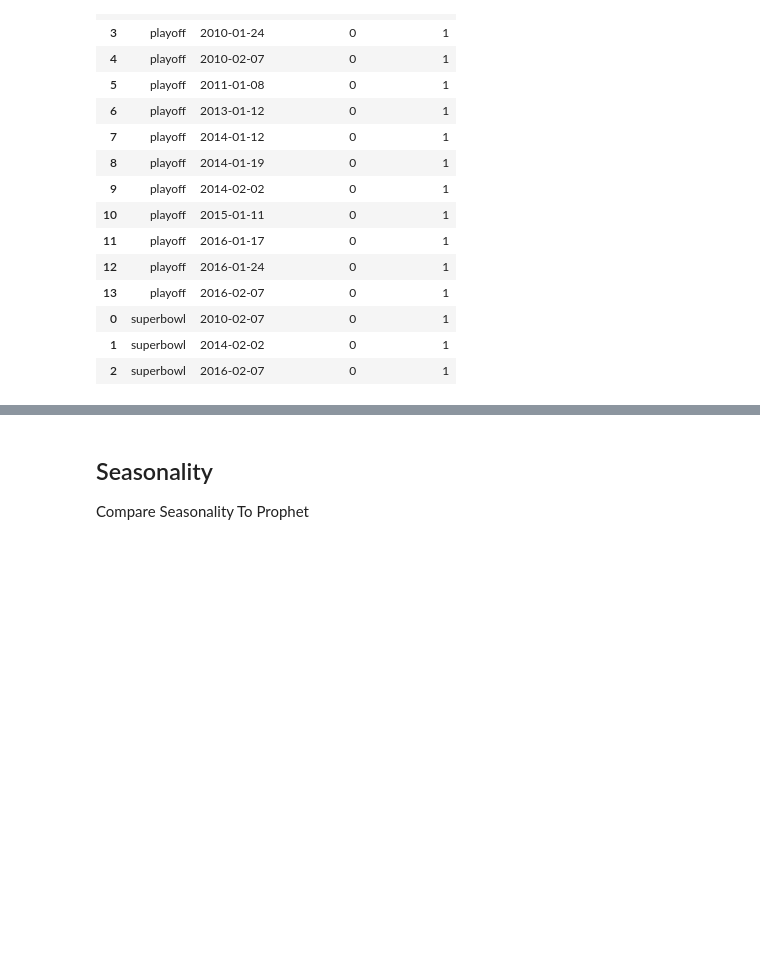
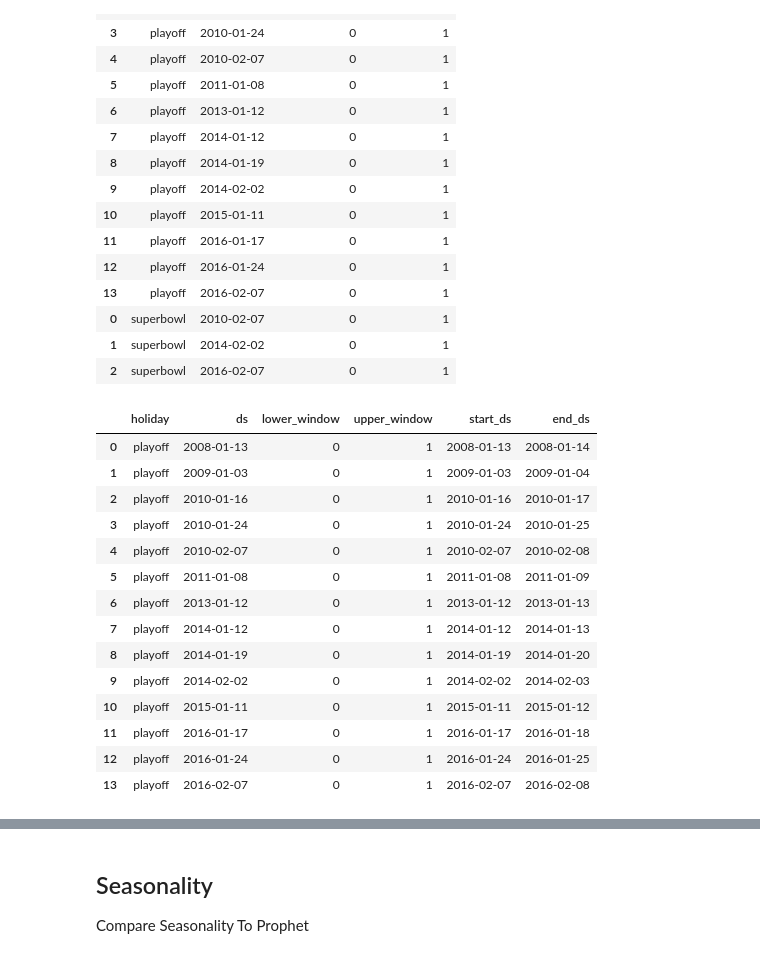
Before and after one commit to JakeRobertBaker/pymc_prophet, a Jupyter notebook: scratch_pymc_prophet_example.ipynb, the cells around one changed output, grey strips where cells are left out. Saved outputs shown, nothing was run; the diff lists cells and outputs as text; code cells hidden in the pictures; blank space fills up the shorter version.

Commit message:
adding holidays

```diff
--- a/scratch_pymc_prophet_example.ipynb
+++ b/scratch_pymc_prophet_example.ipynb
@@ -117,3 +115,5 @@ holidays
 | 0 | superbowl | 2010-02-07 | 0 | 1 |
 | 1 | superbowl | 2014-02-02 | 0 | 1 |
 | 2 | superbowl | 2016-02-07 | 0 | 1 |
+# %%
+hol_df = holidays
@@ -120,3 +122,28 @@ holidays
+# %%
+for hol_name in hol_df["holiday"].unique():
+    hdf = hol_df.query("holiday == @hol_name").copy()
+    # define inclusive date range
+    hdf["start_ds"] = hdf['ds'] - hdf['lower_window']  * dt.timedelta(days=1)
+    hdf["end_ds"] = hdf['ds'] + hdf['upper_window']  * dt.timedelta(days=1)
+    break
+# %%
+hdf
+# %% [output]
+|  | holiday | ds | lower_window | upper_window | start_ds | end_ds |
+| 0 | playoff | 2008-01-13 | 0 | 1 | 2008-01-13 | 2008-01-14 |
+| 1 | playoff | 2009-01-03 | 0 | 1 | 2009-01-03 | 2009-01-04 |
+| 2 | playoff | 2010-01-16 | 0 | 1 | 2010-01-16 | 2010-01-17 |
+| 3 | playoff | 2010-01-24 | 0 | 1 | 2010-01-24 | 2010-01-25 |
+| 4 | playoff | 2010-02-07 | 0 | 1 | 2010-02-07 | 2010-02-08 |
+| 5 | playoff | 2011-01-08 | 0 | 1 | 2011-01-08 | 2011-01-09 |
+| 6 | playoff | 2013-01-12 | 0 | 1 | 2013-01-12 | 2013-01-13 |
+| 7 | playoff | 2014-01-12 | 0 | 1 | 2014-01-12 | 2014-01-13 |
+| 8 | playoff | 2014-01-19 | 0 | 1 | 2014-01-19 | 2014-01-20 |
+| 9 | playoff | 2014-02-02 | 0 | 1 | 2014-02-02 | 2014-02-03 |
+| 10 | playoff | 2015-01-11 | 0 | 1 | 2015-01-11 | 2015-01-12 |
+| 11 | playoff | 2016-01-17 | 0 | 1 | 2016-01-17 | 2016-01-18 |
+| 12 | playoff | 2016-01-24 | 0 | 1 | 2016-01-24 | 2016-01-25 |
+| 13 | playoff | 2016-02-07 | 0 | 1 | 2016-02-07 | 2016-02-08 |
 # %%
 # ts_config = BayesTSConfig(daily_seasonality="disabled", weekly_seasonality="disabled", yearly_seasonality="disabled")
 ts_config = BayesTSConfig()
```
Also changed, not shown: parts of 2 cells of this notebook, 3 other files.
